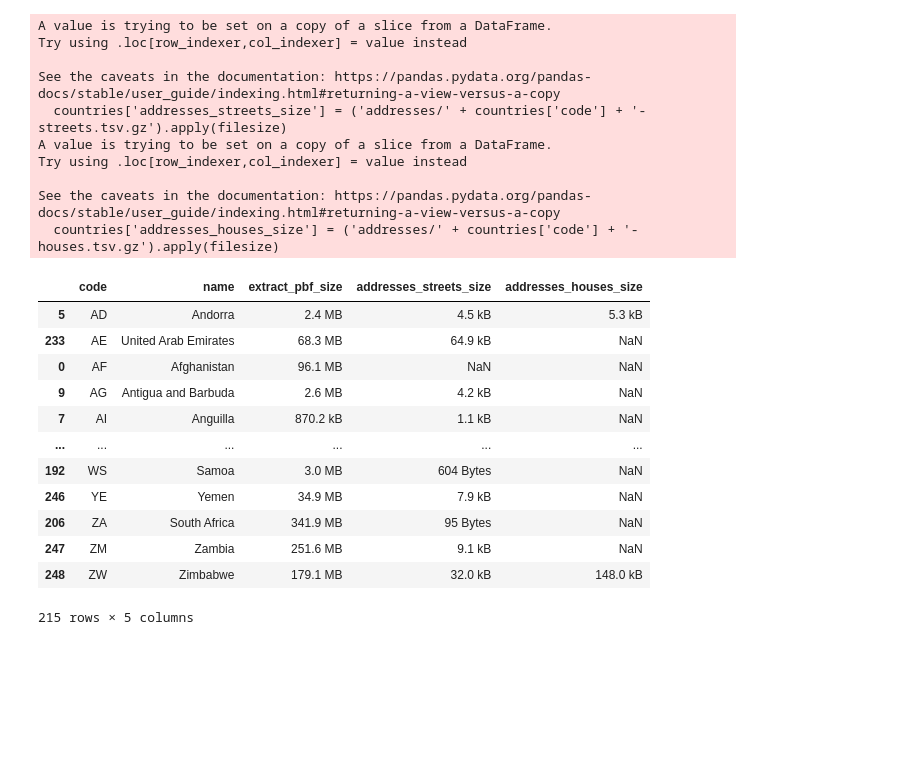
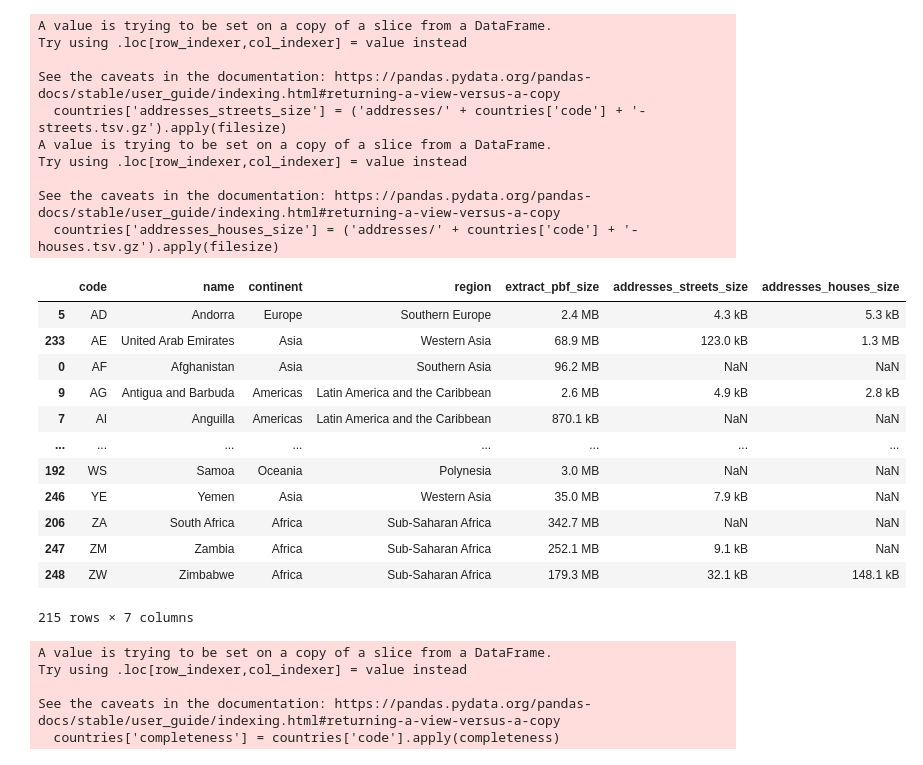
Before and after one commit to dagnelies/open-street-data, a Jupyter notebook: website.ipynb, the cells around one changed output. Cells and saved outputs as stored; diff of their text form; code cells hidden in the pictures; blank space fills up the shorter version.

```diff
--- a/website.ipynb
+++ b/website.ipynb
@@ -37,0 +1,13 @@ countries
+# %%
+import pandas as pd
+import pandas as pd
+
+URL = 'https://raw.githubusercontent.com/lukes/ISO-3166-Countries-with-Regional-Codes/master/all/all.csv'
+# na_filter=False to avoid interpreting country code "NA" as numpy's NaN value
+countries = pd.read_csv(URL, dtype=str, na_filter=False)
+countries = countries[['alpha-2', 'name', 'region', 'sub-region']]
+countries = countries.sort_values(by='alpha-2')
+countries = countries.rename(columns={'alpha-2':'code','region':'continent','sub-region':'region'})
+countries
+#countries = pd.read_csv('countries.tsv', encoding='utf8', sep='\t', na_filter=None)
+#countries
@@ -38,8 +28,5 @@ countries
 # %%
 URL_BASE = 'https://files.openstreetdata.org'
-
-def count_rows(country_code):
-    return country_code
 
 #countries['extract_pbf'] = URL_BASE + '/extracts/' + countries['alpha-2'] + '-houses.tsv.gz'
 #countries['extract_geo'] = URL_BASE + '/extracts/' + countries['alpha-2'] + '-houses.tsv.gz'
@@ -47,43 +34,70 @@ def count_rows(country_code):
 #countries['streets_count'] = countries['alpha-2'].apply(count_rows)
 #countries['houses']      = URL_BASE + '/addresses/' + countries['alpha-2'] + '-houses.tsv.gz'
 #countries['houses_count'] = countries['alpha-2'].apply(count_rows)
 
 import os
 import humanize
 import numpy as np
 
 def filesize(path):
     if not os.path.exists(path):
         return np.nan
     size = os.path.getsize(path)
     return humanize.naturalsize(size)
 
 countries['extract_pbf_size'] = ('extracts/' + countries['code'] + '.osm.pbf').apply(filesize)
 countries = countries.dropna()
 countries['addresses_streets_size'] = ('addresses/' + countries['code'] + '-streets.tsv.gz').apply(filesize)
 countries['addresses_houses_size'] = ('addresses/' + countries['code'] + '-houses.tsv.gz').apply(filesize)
 countries
 # %% [output]
 A value is trying to be set on a copy of a slice from a DataFrame.
 Try using .loc[row_indexer,col_indexer] = value instead
 
 See the caveats in the documentation: https://pandas.pydata.org/pandas-docs/stable/user_guide/indexing.html#returning-a-view-versus-a-copy
   countries['addresses_streets_size'] = ('addresses/' + countries['code'] + '-streets.tsv.gz').apply(filesize)
 A value is trying to be set on a copy of a slice from a DataFrame.
 Try using .loc[row_indexer,col_indexer] = value instead
 
 See the caveats in the documentation: https://pandas.pydata.org/pandas-docs/stable/user_guide/indexing.html#returning-a-view-versus-a-copy
   countries['addresses_houses_size'] = ('addresses/' + countries['code'] + '-houses.tsv.gz').apply(filesize)
-|  | code | name | extract_pbf_size | addresses_streets_size | addresses_houses_size |
-| 5 | AD | Andorra | 2.4 MB | 4.5 kB | 5.3 kB |
-| 233 | AE | United Arab Emirates | 68.3 MB | 64.9 kB | NaN |
-| 0 | AF | Afghanistan | 96.1 MB | NaN | NaN |
-| 9 | AG | Antigua and Barbuda | 2.6 MB | 4.2 kB | NaN |
-| 7 | AI | Anguilla | 870.2 kB | 1.1 kB | NaN |
-| ... | ... | ... | ... | ... | ... |
-| 192 | WS | Samoa | 3.0 MB | 604 Bytes | NaN |
-| 246 | YE | Yemen | 34.9 MB | 7.9 kB | NaN |
-| 206 | ZA | South Africa | 341.9 MB | 95 Bytes | NaN |
-| 247 | ZM | Zambia | 251.6 MB | 9.1 kB | NaN |
-| 248 | ZW | Zimbabwe | 179.1 MB | 32.0 kB | 148.0 kB |
+|  | code | name | continent | region | extract_pbf_size | addresses_streets_size | addresses_houses_size |
+| 5 | AD | Andorra | Europe | Southern Europe | 2.4 MB | 4.3 kB | 5.3 kB |
+| 233 | AE | United Arab Emirates | Asia | Western Asia | 68.9 MB | 123.0 kB | 1.3 MB |
+| 0 | AF | Afghanistan | Asia | Southern Asia | 96.2 MB | NaN | NaN |
+| 9 | AG | Antigua and Barbuda | Americas | Latin America and the Caribbean | 2.6 MB | 4.9 kB | 2.8 kB |
+| 7 | AI | Anguilla | Americas | Latin America and the Caribbean | 870.1 kB | NaN | NaN |
+| ... | ... | ... | ... | ... | ... | ... | ... |
+| 192 | WS | Samoa | Oceania | Polynesia | 3.0 MB | NaN | NaN |
+| 246 | YE | Yemen | Asia | Western Asia | 35.0 MB | 7.9 kB | NaN |
+| 206 | ZA | South Africa | Africa | Sub-Saharan Africa | 342.7 MB | NaN | NaN |
+| 247 | ZM | Zambia | Africa | Sub-Saharan Africa | 252.1 MB | 9.1 kB | NaN |
+| 248 | ZW | Zimbabwe | Africa | Sub-Saharan Africa | 179.3 MB | 32.1 kB | 148.1 kB |
-215 rows × 5 columns
+215 rows × 7 columns
+# %%
+def count_housenums(country_code):
+    path = f'addresses/{country_code}-houses.tsv.gz'
+    if not os.path.exists(path):
+        return 0
+    tsv = pd.read_csv(path, encoding='utf8', sep='\t')
+    count = len(tsv)
+    return count
+
+def count_buildings(country_code):
+    f = open(f'temp/{country_code}-building-count.txt')
+    count = int(f.read())
+    f.close()
+    return count
+
+def completeness(country_code):
+    return count_housenums(country_code) / count_buildings(country_code)
+
+#countries['count_housenums'] = countries['code'].apply(count_housenums)
+#countries['count_buildings'] = countries['code'].apply(count_buildings)
+countries['completeness'] = countries['code'].apply(completeness)
+# %% [output]
+A value is trying to be set on a copy of a slice from a DataFrame.
+Try using .loc[row_indexer,col_indexer] = value instead
+
+See the caveats in the documentation: https://pandas.pydata.org/pandas-docs/stable/user_guide/indexing.html#returning-a-view-versus-a-copy
+  countries['completeness'] = countries['code'].apply(completeness)
```
Also changed, not shown: parts of 4 cells of this notebook, 6 other files.
